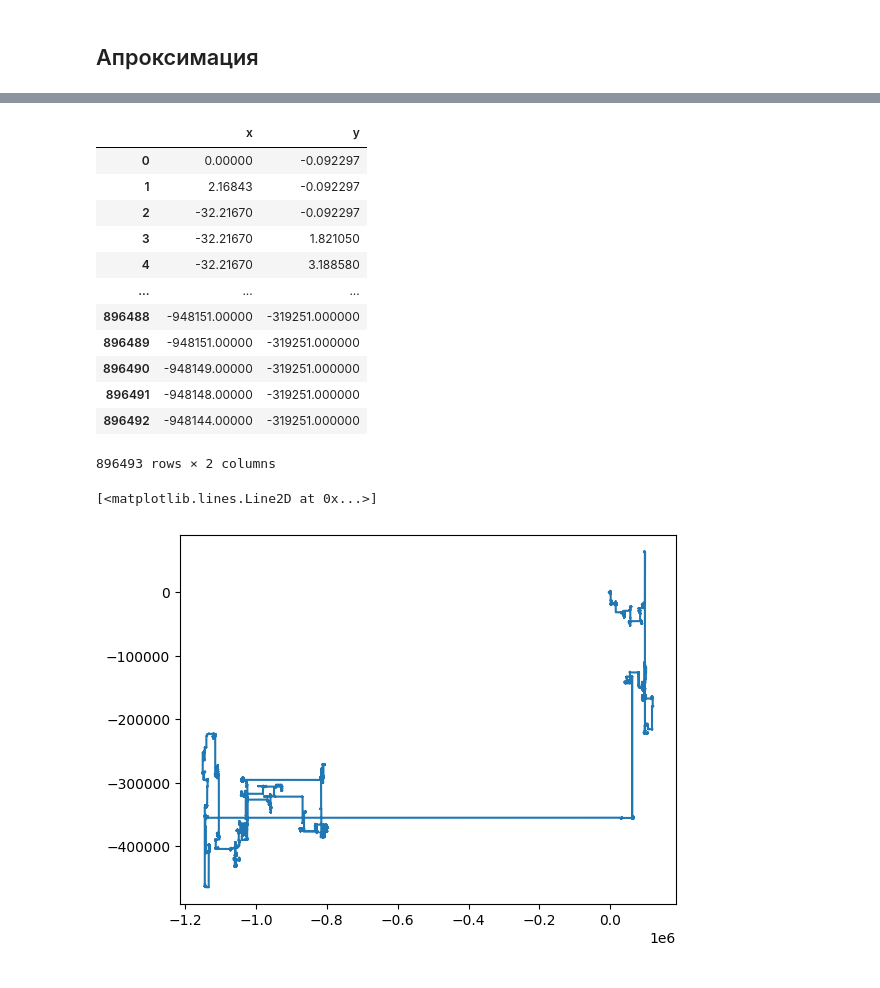
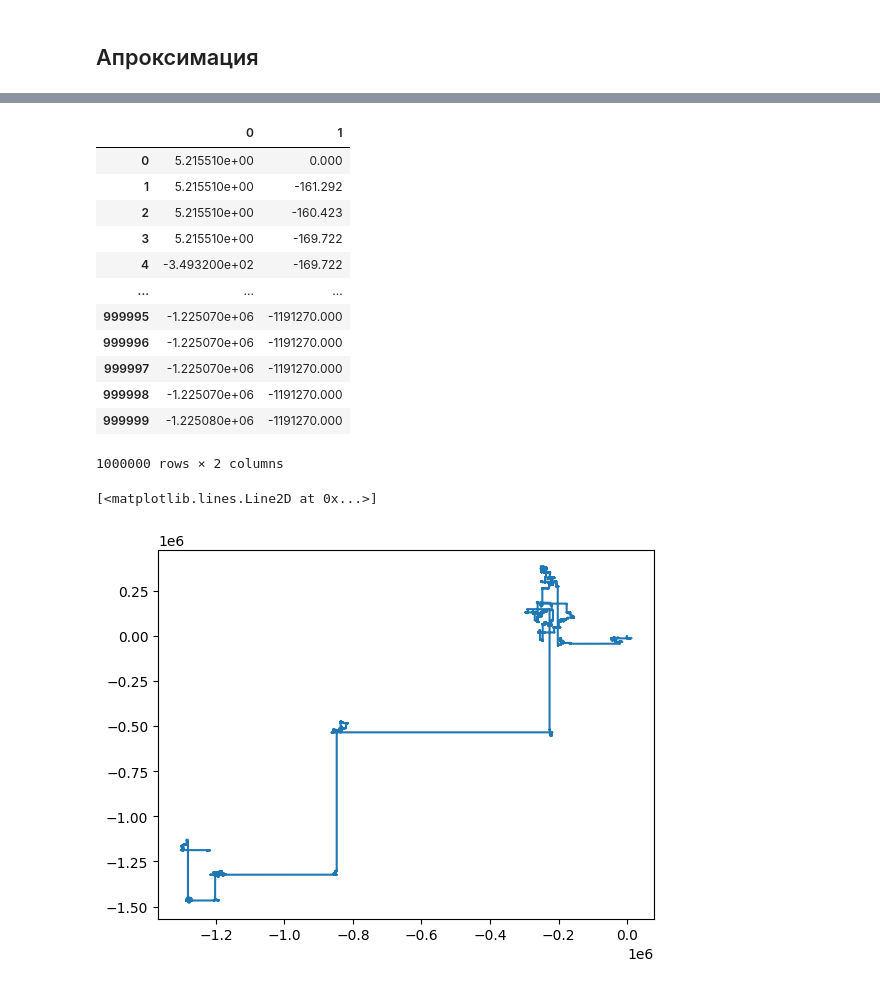
Before and after one commit to Mis-prog/matmod-8sem, a Jupyter notebook: lab1/misha/report/result.ipynb, the cells around one changed output, grey strips where cells are left out. Drawn from its saved outputs; the diff is of its cells as text; code cells hidden in the pictures.

```diff
--- a/lab1/misha/report/result.ipynb
+++ b/lab1/misha/report/result.ipynb
@@ -64,24 +69,24 @@ plt.show()
 # %%
-data_first_particle = pd.read_csv('../result-1e6×1e6/first_particle.csv',sep=' ', index_col=False)
+data_first_particle = pd.read_csv('../result/trajectory.txt',sep=' ', index_col=False,header=None)
 # %%
 data_first_particle
 # %% [output]
-|  | x | y |
-| 0 | 0.00000 | -0.092297 |
-| 1 | 2.16843 | -0.092297 |
-| 2 | -32.21670 | -0.092297 |
-| 3 | -32.21670 | 1.821050 |
-| 4 | -32.21670 | 3.188580 |
+|  | 0 | 1 |
+| 0 | 5.215510e+00 | 0.000 |
+| 1 | 5.215510e+00 | -161.292 |
+| 2 | 5.215510e+00 | -160.423 |
+| 3 | 5.215510e+00 | -169.722 |
+| 4 | -3.493200e+02 | -169.722 |
 | ... | ... | ... |
-| 896488 | -948151.00000 | -319251.000000 |
-| 896489 | -948151.00000 | -319251.000000 |
-| 896490 | -948149.00000 | -319251.000000 |
-| 896491 | -948148.00000 | -319251.000000 |
-| 896492 | -948144.00000 | -319251.000000 |
+| 999995 | -1.225070e+06 | -1191270.000 |
+| 999996 | -1.225070e+06 | -1191270.000 |
+| 999997 | -1.225070e+06 | -1191270.000 |
+| 999998 | -1.225070e+06 | -1191270.000 |
+| 999999 | -1.225080e+06 | -1191270.000 |
-896493 rows × 2 columns
+1000000 rows × 2 columns
 # %%
-plt.plot(data_first_particle.x,data_first_particle.y)
+plt.plot(data_first_particle[0],data_first_particle[1])
 # %% [output]
 [<matplotlib.lines.Line2D at 0x...>]
-[figure, old version]
+[figure, new version]
 # %%
```
Also changed, not shown: parts of 10 cells of this notebook, 2 other files.
